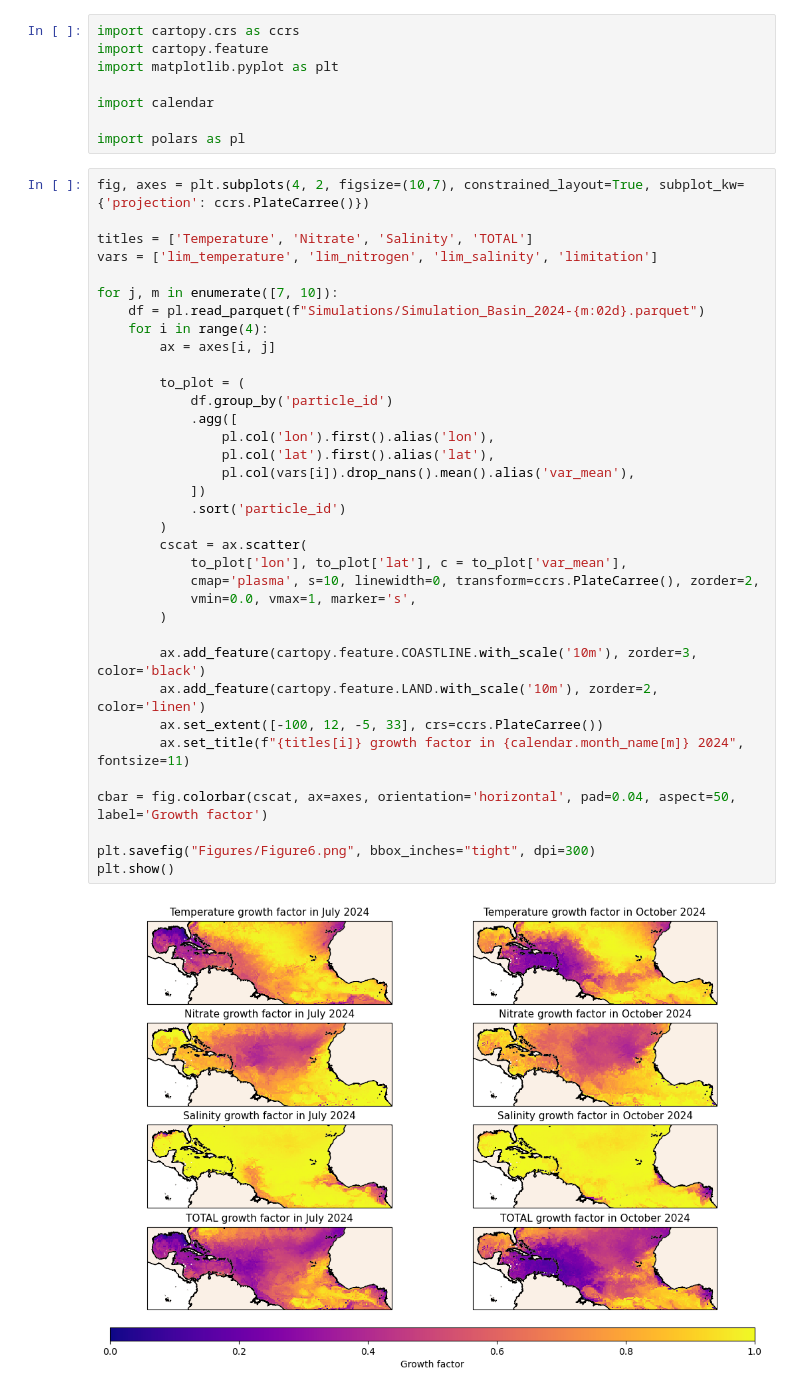
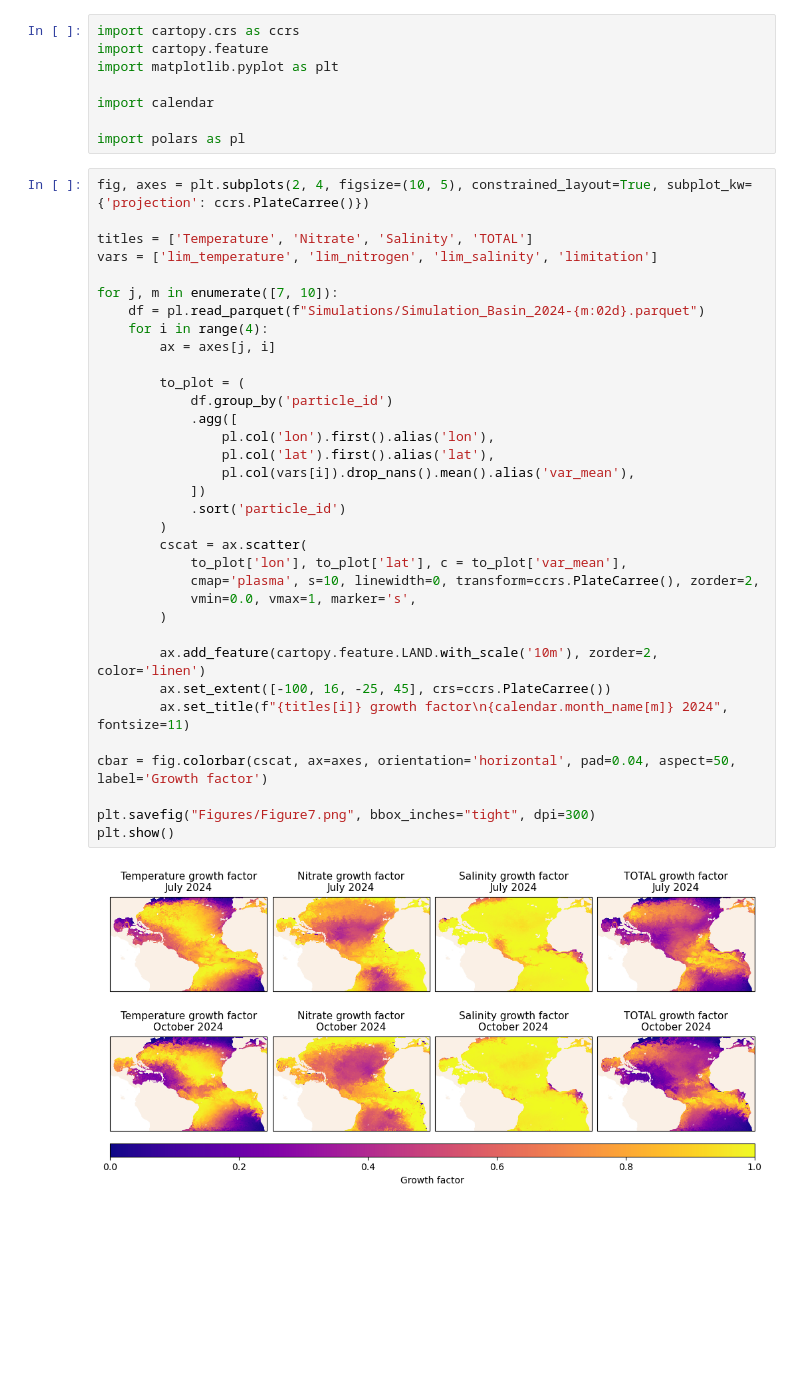
Before and after one commit to Parcels-code/Sargassum_growth_model, a Jupyter notebook: Manuscript_Figures/Figure7.ipynb, the cells around one changed output. Cells and saved outputs as stored; diff of their text form; blank space fills up the shorter version.

Commit message:
Updating Figure 7 to larger domain

```diff
--- a/Manuscript_Figures/Figure7.ipynb
+++ b/Manuscript_Figures/Figure7.ipynb
@@ -7,39 +7,38 @@ import calendar
 
 import polars as pl
 # %%
-fig, axes = plt.subplots(4, 2, figsize=(10,7), constrained_layout=True, subplot_kw={'projection': ccrs.PlateCarree()})
+fig, axes = plt.subplots(2, 4, figsize=(10, 5), constrained_layout=True, subplot_kw={'projection': ccrs.PlateCarree()})
 
 titles = ['Temperature', 'Nitrate', 'Salinity', 'TOTAL']
 vars = ['lim_temperature', 'lim_nitrogen', 'lim_salinity', 'limitation']
 
 for j, m in enumerate([7, 10]):
     df = pl.read_parquet(f"Simulations/Simulation_Basin_2024-{m:02d}.parquet")
     for i in range(4):
-        ax = axes[i, j]
+        ax = axes[j, i]
 
         to_plot = (
             df.group_by('particle_id')
             .agg([
                 pl.col('lon').first().alias('lon'),
                 pl.col('lat').first().alias('lat'),
                 pl.col(vars[i]).drop_nans().mean().alias('var_mean'),
             ])
             .sort('particle_id')
         )
         cscat = ax.scatter(
             to_plot['lon'], to_plot['lat'], c = to_plot['var_mean'],
             cmap='plasma', s=10, linewidth=0, transform=ccrs.PlateCarree(), zorder=2,
             vmin=0.0, vmax=1, marker='s',
         )
 
-        ax.add_feature(cartopy.feature.COASTLINE.with_scale('10m'), zorder=3, color='black')
         ax.add_feature(cartopy.feature.LAND.with_scale('10m'), zorder=2, color='linen')
-        ax.set_extent([-100, 12, -5, 33], crs=ccrs.PlateCarree())
-        ax.set_title(f"{titles[i]} growth factor in {calendar.month_name[m]} 2024", fontsize=11)
+        ax.set_extent([-100, 16, -25, 45], crs=ccrs.PlateCarree())
+        ax.set_title(f"{titles[i]} growth factor\n{calendar.month_name[m]} 2024", fontsize=11)
 
 cbar = fig.colorbar(cscat, ax=axes, orientation='horizontal', pad=0.04, aspect=50, label='Growth factor')
 
-plt.savefig("Figures/Figure6.png", bbox_inches="tight", dpi=300)
+plt.savefig("Figures/Figure7.png", bbox_inches="tight", dpi=300)
 plt.show()
 # %% [output]
-[figure, old version]
+[figure, new version]
```
Also changed, not shown: 1 other file.
